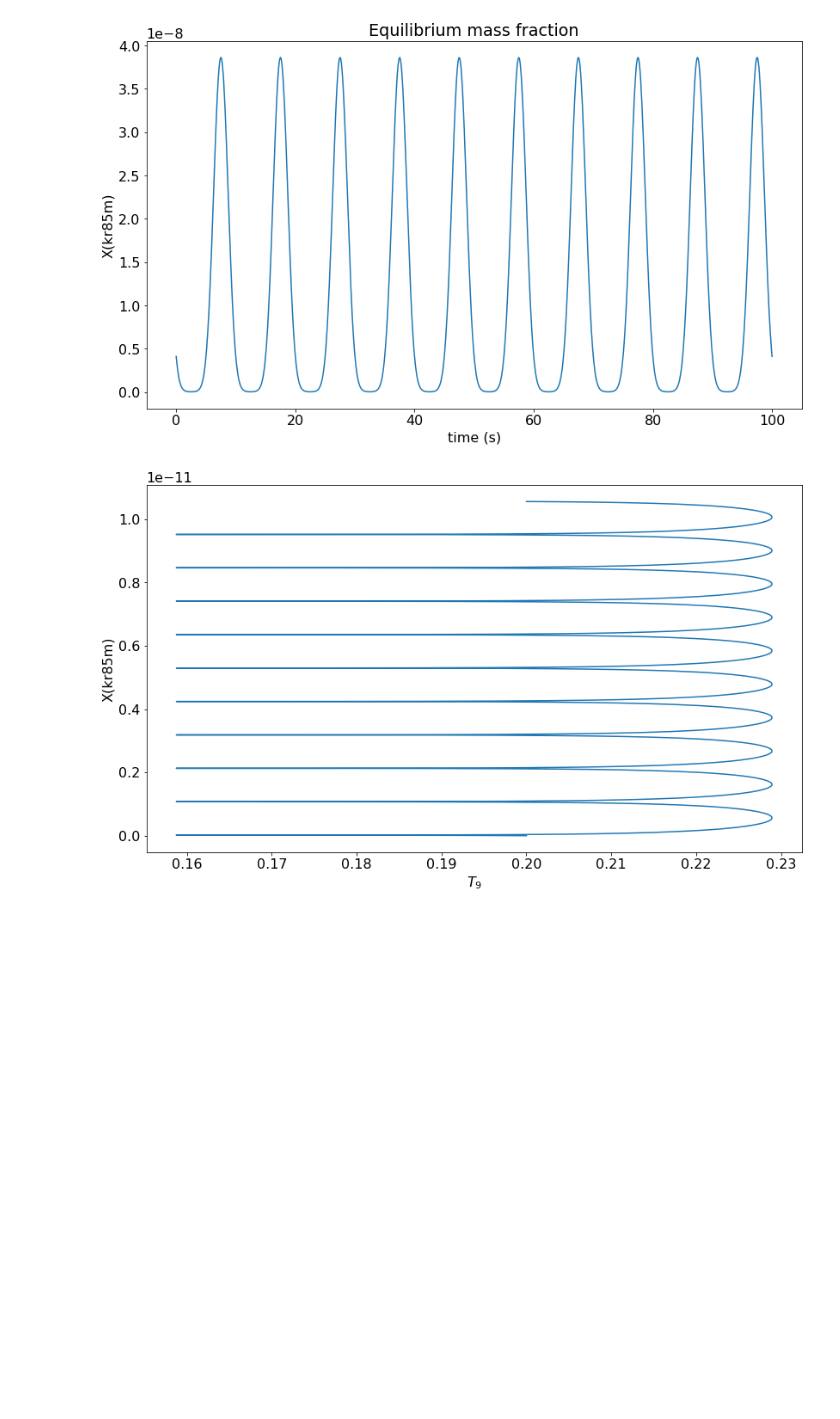
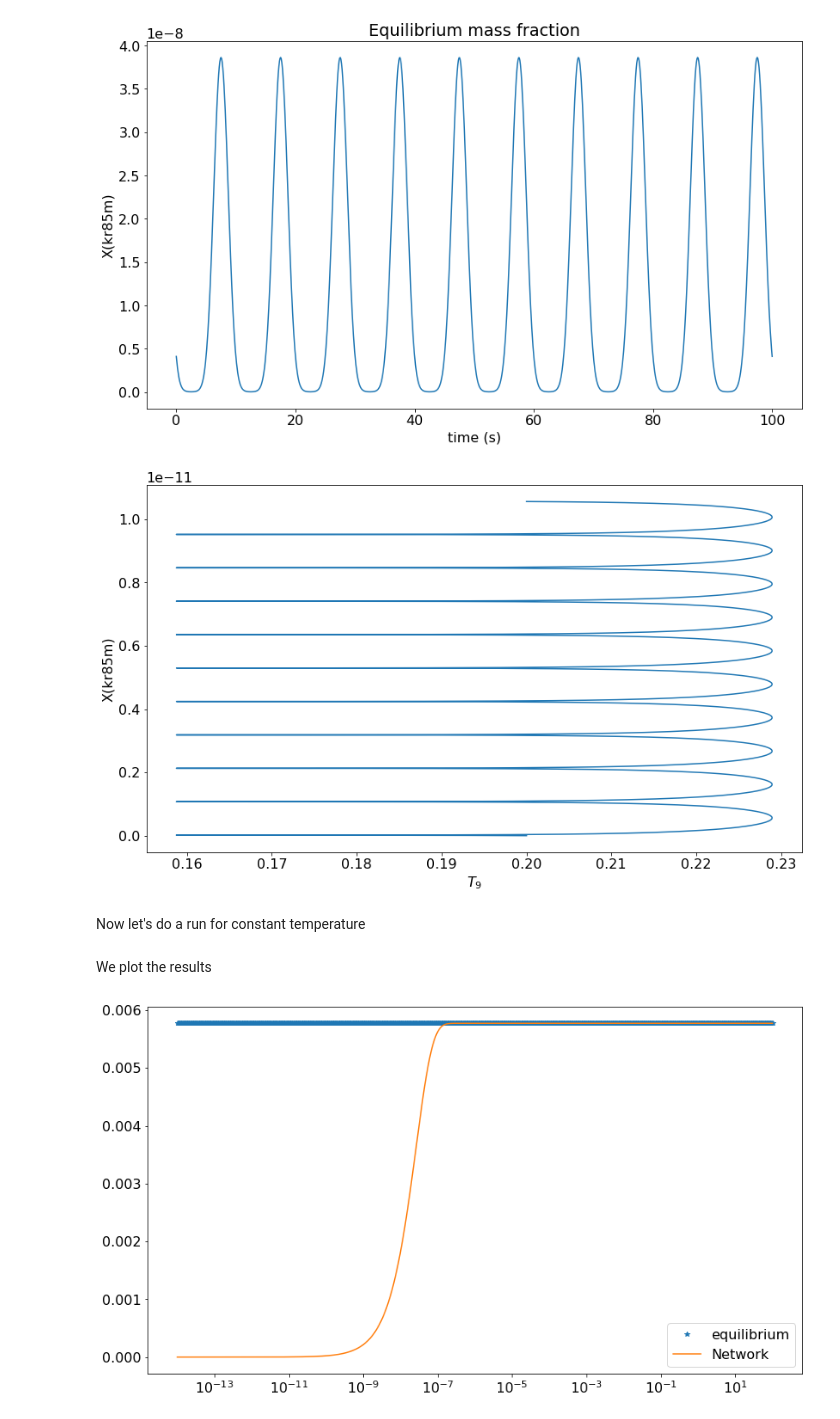
Before and after one commit to jaadt7/isomer_intuition, a Jupyter notebook: isomer_intuition.ipynb, the cells around one changed output. Drawn from its saved outputs; the diff is of its cells as text; code cells hidden in the pictures; blank space fills up the shorter version.

Commit message:
Added equilibrium calculation. Gave newton raphson solver adaptive time-step

```diff
--- a/isomer_intuition.ipynb
+++ b/isomer_intuition.ipynb
@@ -73,13 +73,14 @@ def f2(y_85_m_dt,y_85_g_dt,y_85_g,dt,lambda_dec,lambda_ex):
     return y_85_g_dt*(1+dt*lambda_ex) - dt*lambda_dec*y_85_m_dt - y_85_g
 
 def nef_raf_solver(lbda_ex,lbda_dec,t,y1,y2,y1_dt,y2_dt,y11,y22,tol):
-    dt = t[1] - t[0]
+
     n_tot = len(t)
     for i in range(1,n_tot):
         delta = np.ones(2)
+        dt = t[i] - t[i-1]
         A = np.array([[1 + lbda_dec[i]*dt, -dt*lbda_ex[i] ],[-lbda_dec[i]*dt, 1 + dt*lbda_ex[i]]])
         while (abs(max(delta)) > tol):
-            b = np.array([-f1(y1_dt,y2_dt,y1,dt,lbda_dec[i],lbda_ex[i]),
+            b = np.array([-f1(y1_dt,y2_dt,y1,dt,lbda_dec[i],lbda_ex[i]),dt = t[1] - t[0]
             -f2(y1_dt,y2_dt,y2,dt,lbda_dec[i],lbda_ex[i])])
             delta = np.linalg.solve(A,b)
             y1_dt += delta[0]
@@ -206,3 +209,35 @@ plt.show()
 [figure]
 [figure]
 [figure]
+# %% [markdown]
+Now let's do a run for constant temperature
+# %%
+t9_0 = 1.0
+flag = 'constant'
+t = np.logspace(-14,2,1000)
+t9, rho = param_calc(t9_0,rho_0,den_frac,t,flag,w)
+
+lambda_excite, lambda_decay = rate_calc(t9,nuclide_g,nuclide_m,excite_string,decay_string)
+
+#at time 0
+x_m = 0
+x_g = 1
+#initial guess
+x_m_dt = x_m
+x_g_dt = x_g
+
+x_m,x_g = nef_raf_solver(lambda_excite,lambda_decay,t,x_m,x_g,x_m,x_g,x_m,x_g,tol)
+
+#calculating the equilibrium mass fraction for the meta-stable state
+x_m_eq = meta_eq_mass_frac(t9,nuclide_g,nuclide_m,excite_string,decay_string)
+# %% [markdown]
+We plot the results
+# %%
+plt.figure(figsize=[13.66,7.86])
+plt.plot(t,x_m_eq,'*',label = 'equilibrium')
+plt.plot(t,x_m,label = 'Network')
+plt.xscale('log')
+plt.legend()
+plt.show()
+# %% [output]
+[figure, added]
```
Also changed, not shown: parts of 3 cells of this notebook, 1 other file.
